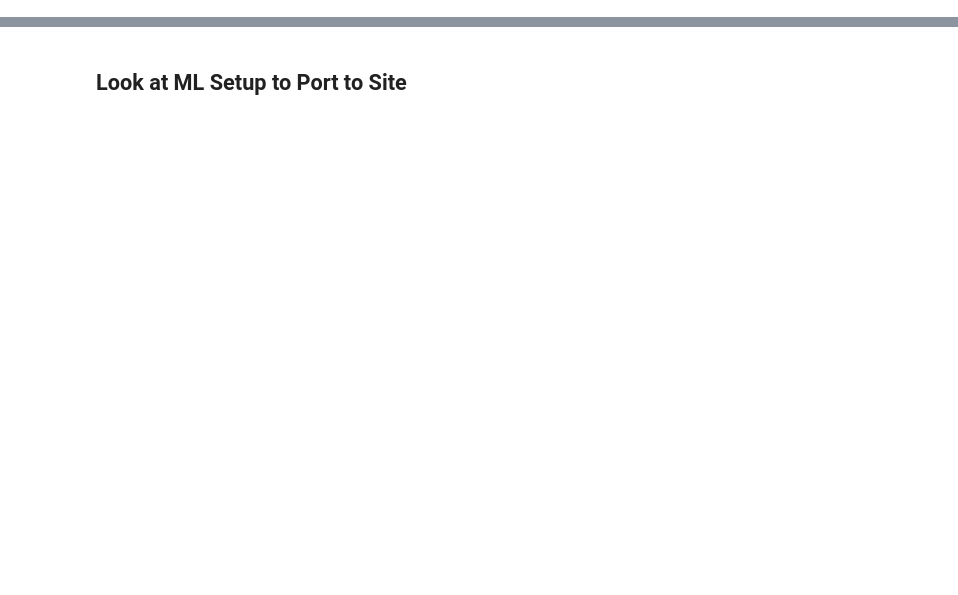
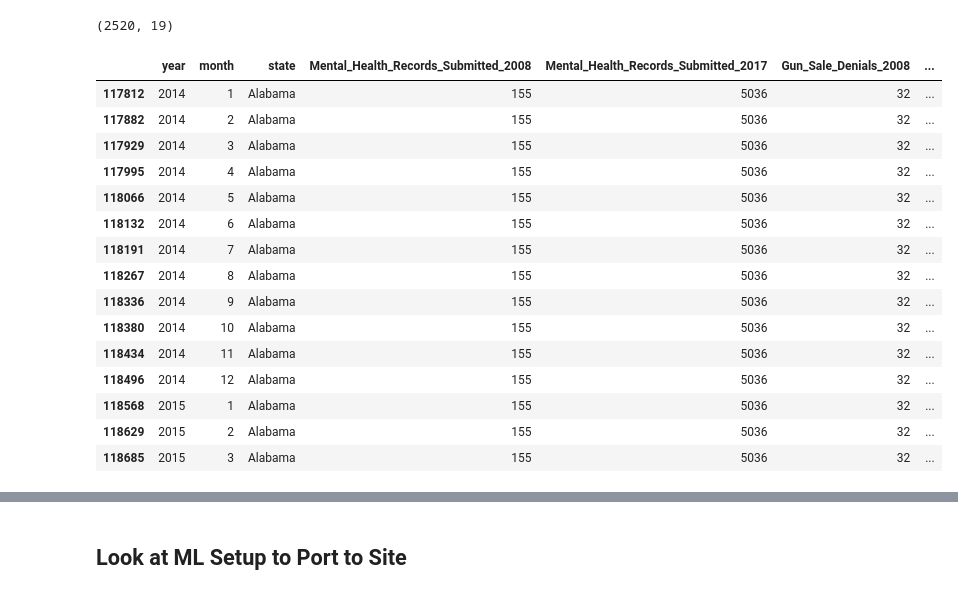
Before and after one commit to tnchen/group-31-data-x-proj, a Jupyter notebook: ML_scrape_data_bruh.ipynb, the cells around one changed output, grey strips where cells are left out. Drawn from its saved outputs; the diff is of its cells as text; code cells hidden in the pictures; blank space fills up the shorter version.

```diff
--- a/ML_scrape_data_bruh.ipynb
+++ b/ML_scrape_data_bruh.ipynb
@@ -21,6 +21,35 @@ orig = orig[orig['year'] != 2013] # 2013 has incomplete data, so we will remove
 grouped = pd.DataFrame(orig.groupby(['year', 'month', 'state']).count()['day']).rename(columns={"day":"n_incidents"})
 grouped.reset_index(inplace=True)
 df = orig.merge(grouped, left_on=['year', 'month', 'state'], right_on=['year', 'month', 'state'])
+# %%
+# Create the state_data csv
+state_data = df.drop(['incident_id', 'city_or_county', 'address', 'congressional_district', 'incident_characteristics',
+             'participant_age', 'participant_gender', 'participant_name', 'participant_relationship',
+             'participant_status', 'participant_type', 'state_house_district', 'state_senate_district',
+             'gun_stolen', 'gun_type', 'n_killed', 'n_injured', 'n_guns_involved',
+             'latitude', 'longitude', 'n_people', 'n_young', 'n_mid', 'n_old', 'n_female', 'n_male',
+             'n_unknown_gender', 'n_unknown_age', 'day', 'Population'
+             ], axis=1).drop_duplicates().sort_values(['state', 'year', 'month'])
+print(state_data.shape)
+state_data.head(15)
+# %% [output]
+(2520, 19)
+|  | year | month | state | Mental_Health_Records_Submitted_2008 | Mental_Health_Records_Submitted_2017 | Gun_Sale_Denials_2008 | ... |
+| 117812 | 2014 | 1 | Alabama | 155 | 5036 | 32 | ... |
+| 117882 | 2014 | 2 | Alabama | 155 | 5036 | 32 | ... |
+| 117929 | 2014 | 3 | Alabama | 155 | 5036 | 32 | ... |
+| 117995 | 2014 | 4 | Alabama | 155 | 5036 | 32 | ... |
+| 118066 | 2014 | 5 | Alabama | 155 | 5036 | 32 | ... |
+| 118132 | 2014 | 6 | Alabama | 155 | 5036 | 32 | ... |
+| 118191 | 2014 | 7 | Alabama | 155 | 5036 | 32 | ... |
+| 118267 | 2014 | 8 | Alabama | 155 | 5036 | 32 | ... |
+| 118336 | 2014 | 9 | Alabama | 155 | 5036 | 32 | ... |
+| 118380 | 2014 | 10 | Alabama | 155 | 5036 | 32 | ... |
+| 118434 | 2014 | 11 | Alabama | 155 | 5036 | 32 | ... |
+| 118496 | 2014 | 12 | Alabama | 155 | 5036 | 32 | ... |
+| 118568 | 2015 | 1 | Alabama | 155 | 5036 | 32 | ... |
+| 118629 | 2015 | 2 | Alabama | 155 | 5036 | 32 | ... |
+| 118685 | 2015 | 3 | Alabama | 155 | 5036 | 32 | ... |
 # %%
 # Drop extraneous columns
 df = df.drop(['incident_id', 'city_or_county', 'address', 'congressional_district', 'incident_characteristics',
```
Also changed, not shown: parts of 12 cells of this notebook, 9 other files.
